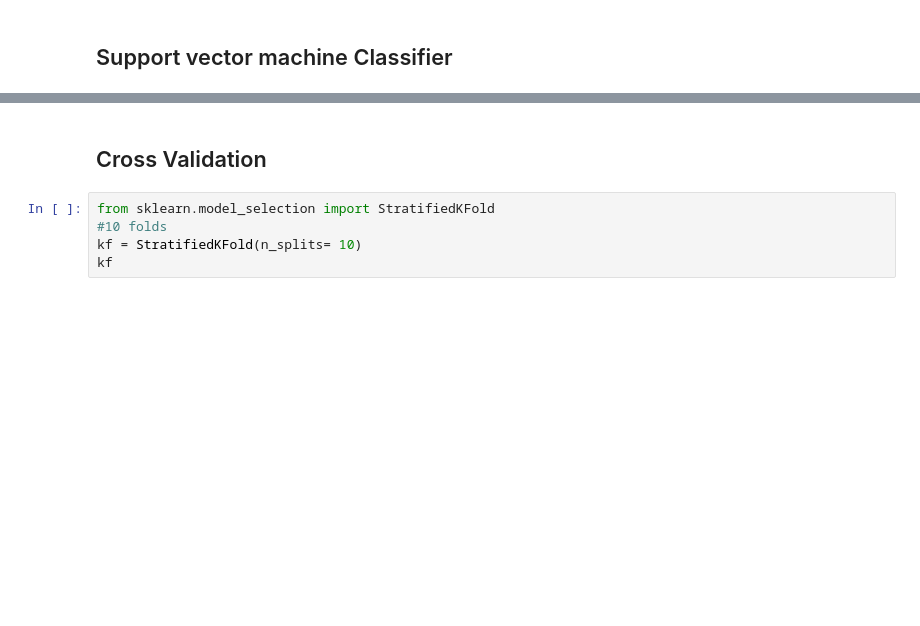
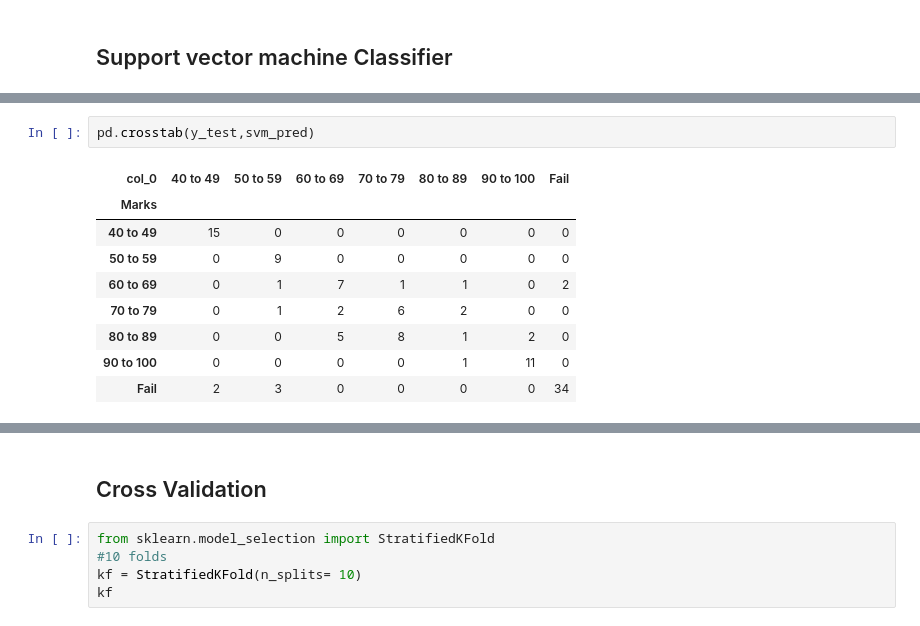
Before and after one commit to Onethk/SDGP1, a Jupyter notebook: EnsembleModel1.ipynb, the cells around one changed output, grey strips where cells are left out. Cells and saved outputs as stored; diff of their text form; blank space fills up the shorter version.

```diff
--- a/EnsembleModels/EnsembleModel1.ipynb
+++ b/EnsembleModel1.ipynb
@@ -277,3 +286,15 @@ accuracy_score(y_test,svm_pred)
+# %%
+pd.crosstab(y_test,svm_pred)
+# %% [output]
+| col_0 | 40 to 49 | 50 to 59 | 60 to 69 | 70 to 79 | 80 to 89 | 90 to 100 | Fail |
+| Marks |  |  |  |  |  |  |  |
+| 40 to 49 | 15 | 0 | 0 | 0 | 0 | 0 | 0 |
+| 50 to 59 | 0 | 9 | 0 | 0 | 0 | 0 | 0 |
+| 60 to 69 | 0 | 1 | 7 | 1 | 1 | 0 | 2 |
+| 70 to 79 | 0 | 1 | 2 | 6 | 2 | 0 | 0 |
+| 80 to 89 | 0 | 0 | 5 | 8 | 1 | 2 | 0 |
+| 90 to 100 | 0 | 0 | 0 | 0 | 1 | 11 | 0 |
+| Fail | 2 | 3 | 0 | 0 | 0 | 0 | 34 |
 # %%
 from sklearn.ensemble import StackingClassifier
 from sklearn.linear_model import LogisticRegression
```
Also changed, not shown: parts of 14 cells of this notebook, 1 other file.
